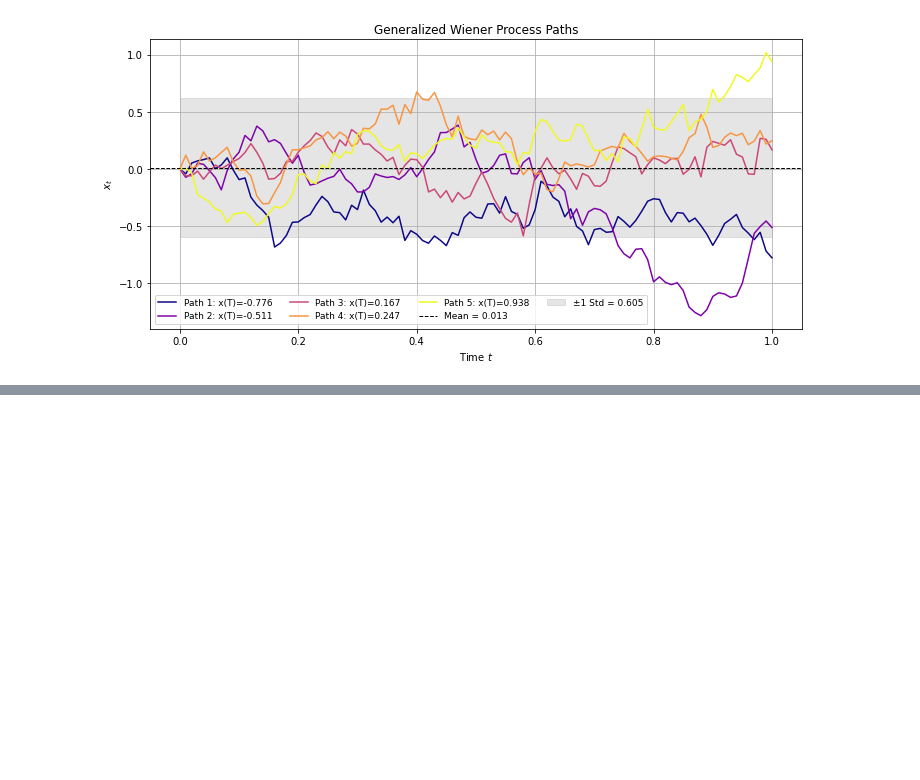
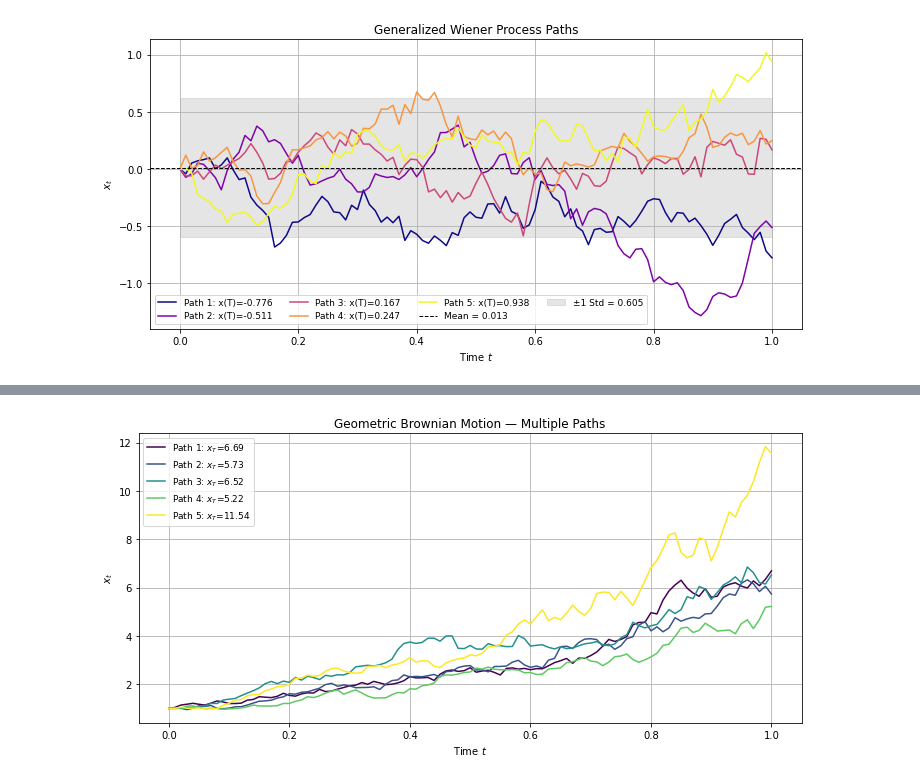
Before and after one commit to zaneh12/quant-reasoning, a Jupyter notebook: financial-time-series/continuous_time_models.ipynb, the cells around one changed output, grey strips where cells are left out. Drawn from its saved outputs; the diff is of its cells as text; code cells hidden in the pictures; blank space fills up the shorter version.

```diff
--- a/financial-time-series/continuous_time_models.ipynb
+++ b/financial-time-series/continuous_time_models.ipynb
@@ -138,0 +246,40 @@ plt.show()
+# %%
+import numpy as np
+import matplotlib.pyplot as plt
+
+# Parameters
+T = 1.0       # total time
+dt = 0.01     # step size
+N = int(T / dt)  # number of steps
+mu = 2
+sigma = 0.5
+x0 = 1
+num_paths = 5  # number of GBM paths
+
+t = np.linspace(0, T, N + 1)
+paths = []
+
+for _ in range(num_paths):
+    dW = np.random.normal(0, np.sqrt(dt), size=N)
+    W = np.concatenate(([0], np.cumsum(dW)))
+    x = x0 * np.exp((mu - 0.5 * sigma**2) * t + sigma * W)
+    paths.append(x)
+
+paths = np.array(paths)
+
+# Plotting
+plt.figure(figsize=(10, 5))
+colors = plt.cm.viridis(np.linspace(0, 1, num_paths))
+
+for i in range(num_paths):
+    plt.plot(t, paths[i], color=colors[i], label=f'Path {i+1}: $x_T$={paths[i, -1]:.2f}')
+
+plt.title("Geometric Brownian Motion — Multiple Paths")
+plt.xlabel("Time $t$")
+plt.ylabel("$x_t$")
+plt.grid(True)
+plt.legend(loc='upper left', fontsize=9)
+plt.tight_layout()
+plt.show()
+# %% [output]
+[figure, added]
```
Also changed, not shown: parts of 3 cells of this notebook.
